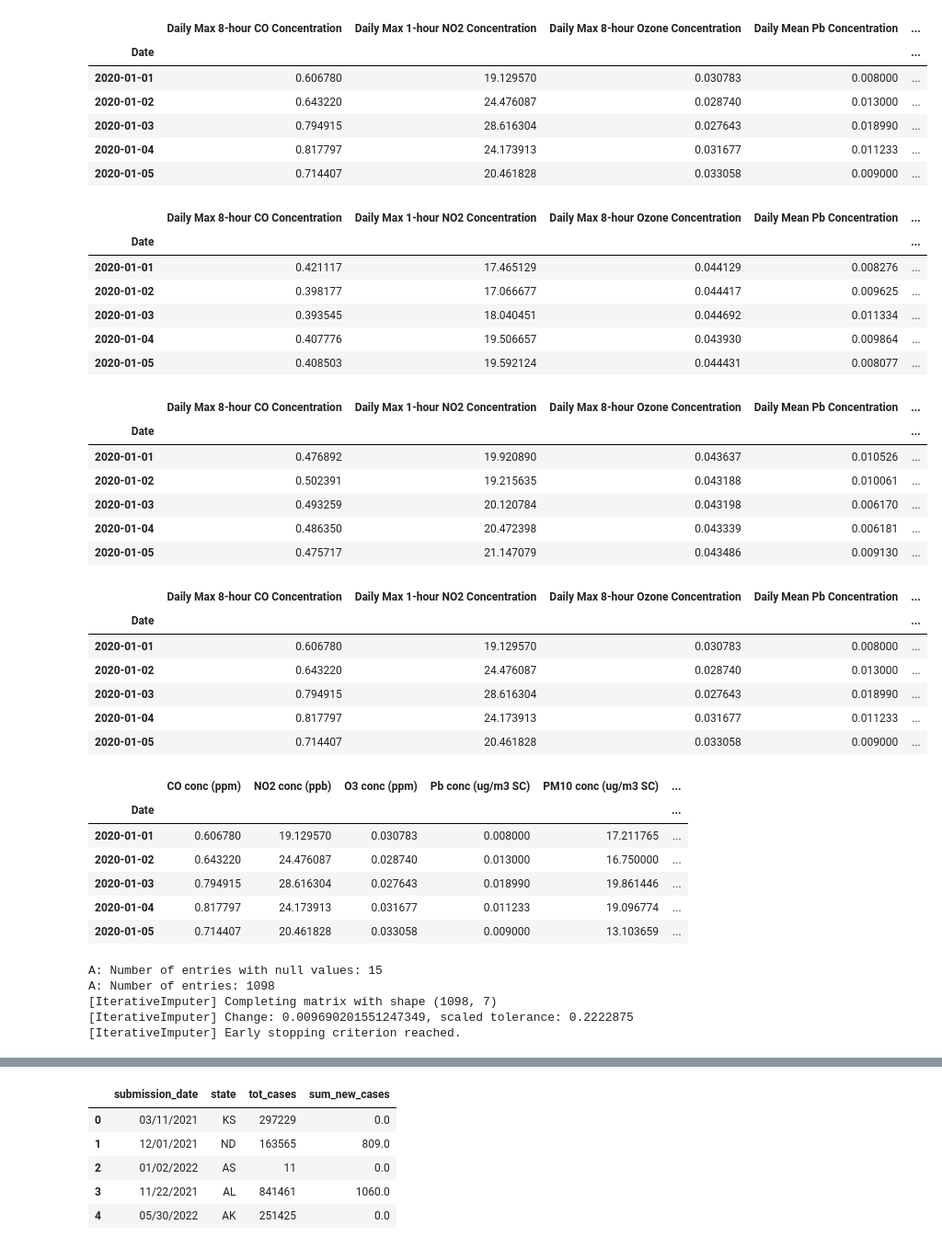
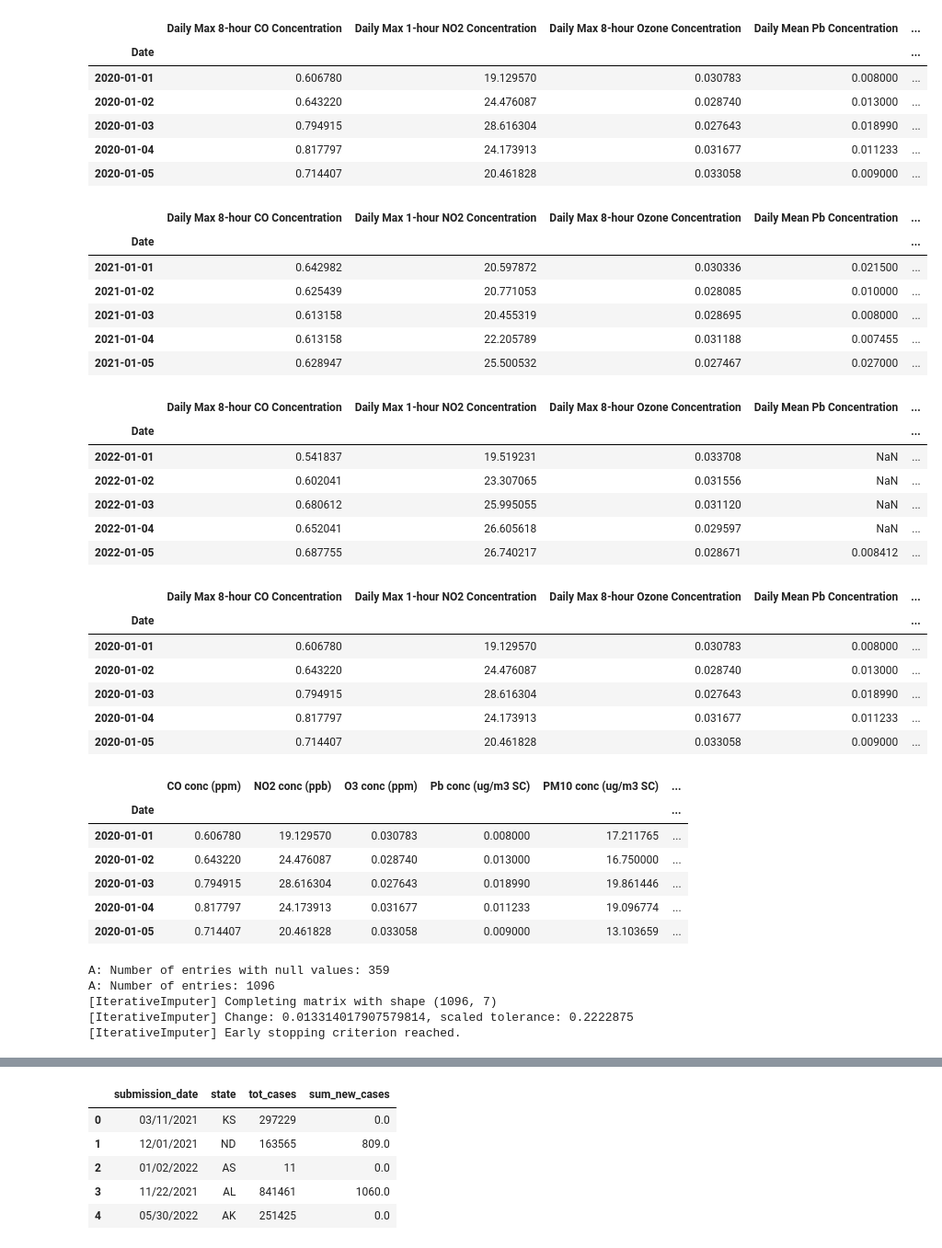
Before and after one commit to YSHebron/cs180-final-project, a Jupyter notebook: cs180-fp-2.ipynb, the cells around one changed output, grey strips where cells are left out. Shown at 92% size. Saved outputs shown, nothing was run; the diff lists cells and outputs as text; code cells hidden in the pictures.

```diff
--- a/cs180-fp-2.ipynb
+++ b/cs180-fp-2.ipynb
@@ -31,8 +31,8 @@ with os.scandir(dir) as datasets:
 
 # Parse Dates to date
 dataA2020['Date'] = pd.to_datetime(dataA2020['Date'])
-dataA2021['Date'] = pd.to_datetime(dataA2020['Date'])
-dataA2022['Date'] = pd.to_datetime(dataA2020['Date'])
+dataA2021['Date'] = pd.to_datetime(dataA2021['Date'])
+dataA2022['Date'] = pd.to_datetime(dataA2022['Date'])
 
 dataA2020 = dataA2020.groupby(by=['Date', 'Site ID']).mean().groupby(by=['Date']).mean()
 dataA2021 = dataA2021.groupby(by=['Date', 'Site ID']).mean().groupby(by=['Date']).mean()
@@ -59,45 +59,45 @@ import seaborn as sns
 
 # Deciding whether to drop or impute null values, so we check how many null values there are.
 # Dataset A impute
 print("A: Number of entries with null values:", dataA.isna().any(axis=1).sum())
 print("A: Number of entries:", dataA.shape[0])
 
 # These imports are important, imputer relies on them.
 
 from sklearn import preprocessing
 from sklearn.impute import SimpleImputer
 from sklearn.experimental import enable_iterative_imputer   # Important!
 from sklearn.impute import IterativeImputer     # default imputer is BayesianRidge
 
 from sklearn.linear_model import BayesianRidge
 
 # Initialize imputer
 imp = IterativeImputer(max_iter=100, random_state=1, verbose=True)
 dataA[:] = imp.fit_transform(dataA)
 
 dataA.head()
 # %% [output]
 |  | Daily Max 8-hour CO Concentration | Daily Max 1-hour NO2 Concentration | Daily Max 8-hour Ozone Concentration | Daily Mean Pb Concentration | ... |
 | Date |  |  |  |  | ... |
 | 2020-01-01 | 0.606780 | 19.129570 | 0.030783 | 0.008000 | ... |
 | 2020-01-02 | 0.643220 | 24.476087 | 0.028740 | 0.013000 | ... |
 | 2020-01-03 | 0.794915 | 28.616304 | 0.027643 | 0.018990 | ... |
 | 2020-01-04 | 0.817797 | 24.173913 | 0.031677 | 0.011233 | ... |
 | 2020-01-05 | 0.714407 | 20.461828 | 0.033058 | 0.009000 | ... |
 |  | Daily Max 8-hour CO Concentration | Daily Max 1-hour NO2 Concentration | Daily Max 8-hour Ozone Concentration | Daily Mean Pb Concentration | ... |
 | Date |  |  |  |  | ... |
-| 2020-01-01 | 0.421117 | 17.465129 | 0.044129 | 0.008276 | ... |
-| 2020-01-02 | 0.398177 | 17.066677 | 0.044417 | 0.009625 | ... |
-| 2020-01-03 | 0.393545 | 18.040451 | 0.044692 | 0.011334 | ... |
-| 2020-01-04 | 0.407776 | 19.506657 | 0.043930 | 0.009864 | ... |
-| 2020-01-05 | 0.408503 | 19.592124 | 0.044431 | 0.008077 | ... |
+| 2021-01-01 | 0.642982 | 20.597872 | 0.030336 | 0.021500 | ... |
+| 2021-01-02 | 0.625439 | 20.771053 | 0.028085 | 0.010000 | ... |
+| 2021-01-03 | 0.613158 | 20.455319 | 0.028695 | 0.008000 | ... |
+| 2021-01-04 | 0.613158 | 22.205789 | 0.031188 | 0.007455 | ... |
+| 2021-01-05 | 0.628947 | 25.500532 | 0.027467 | 0.027000 | ... |
 |  | Daily Max 8-hour CO Concentration | Daily Max 1-hour NO2 Concentration | Daily Max 8-hour Ozone Concentration | Daily Mean Pb Concentration | ... |
 | Date |  |  |  |  | ... |
-| 2020-01-01 | 0.476892 | 19.920890 | 0.043637 | 0.010526 | ... |
-| 2020-01-02 | 0.502391 | 19.215635 | 0.043188 | 0.010061 | ... |
-| 2020-01-03 | 0.493259 | 20.120784 | 0.043198 | 0.006170 | ... |
-| 2020-01-04 | 0.486350 | 20.472398 | 0.043339 | 0.006181 | ... |
-| 2020-01-05 | 0.475717 | 21.147079 | 0.043486 | 0.009130 | ... |
+| 2022-01-01 | 0.541837 | 19.519231 | 0.033708 | NaN | ... |
+| 2022-01-02 | 0.602041 | 23.307065 | 0.031556 | NaN | ... |
+| 2022-01-03 | 0.680612 | 25.995055 | 0.031120 | NaN | ... |
+| 2022-01-04 | 0.652041 | 26.605618 | 0.029597 | NaN | ... |
+| 2022-01-05 | 0.687755 | 26.740217 | 0.028671 | 0.008412 | ... |
 |  | Daily Max 8-hour CO Concentration | Daily Max 1-hour NO2 Concentration | Daily Max 8-hour Ozone Concentration | Daily Mean Pb Concentration | ... |
 | Date |  |  |  |  | ... |
 | 2020-01-01 | 0.606780 | 19.129570 | 0.030783 | 0.008000 | ... |
@@ -112,10 +112,10 @@ dataA.head()
 | 2020-01-03 | 0.794915 | 28.616304 | 0.027643 | 0.018990 | 19.861446 | ... |
 | 2020-01-04 | 0.817797 | 24.173913 | 0.031677 | 0.011233 | 19.096774 | ... |
 | 2020-01-05 | 0.714407 | 20.461828 | 0.033058 | 0.009000 | 13.103659 | ... |
-A: Number of entries with null values: 15
-A: Number of entries: 1098
-[IterativeImputer] Completing matrix with shape (1098, 7)
-[IterativeImputer] Change: 0.009690201551247349, scaled tolerance: 0.2222875
+A: Number of entries with null values: 359
+A: Number of entries: 1096
+[IterativeImputer] Completing matrix with shape (1096, 7)
+[IterativeImputer] Change: 0.013314017907579814, scaled tolerance: 0.2222875
 [IterativeImputer] Early stopping criterion reached.
 |  | CO conc (ppm) | NO2 conc (ppb) | O3 conc (ppm) | Pb conc (ug/m3 SC) | PM10 conc (ug/m3 SC) | ... |
 | Date |  |  |  |  |  | ... |
```
Also changed, not shown: parts of 8 cells of this notebook.
